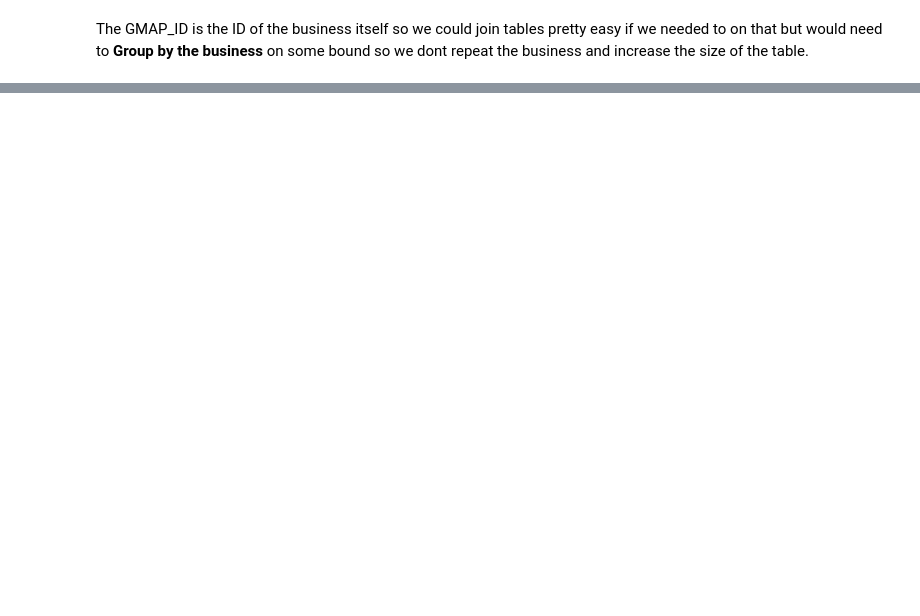
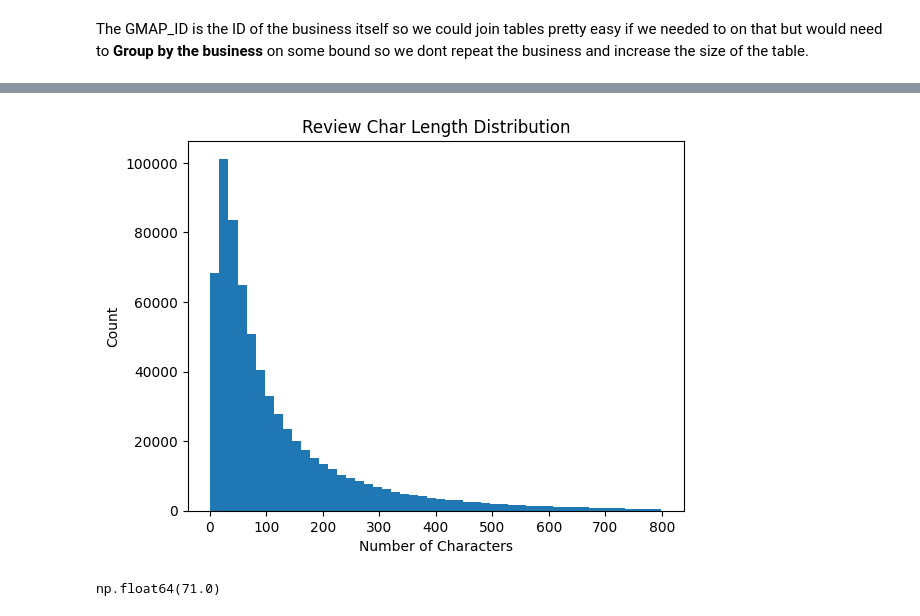
Before and after one commit to Dhrutube/DS3-LocalLens, a Jupyter notebook: Karsten_first_eda.ipynb, the cells around one changed output, grey strips where cells are left out. Saved outputs shown, nothing was run; the diff lists cells and outputs as text; code cells hidden in the pictures; blank space fills up the shorter version.

```diff
--- a/Karsten_first_eda.ipynb
+++ b/Karsten_first_eda.ipynb
@@ -69,0 +100,9 @@ Did the state column load in properly?
+# %%
+number_of_chars = wyoming_reviews['text'].apply(lambda x: len(x) if isinstance(x, str) and len(x) < 800 else None)
+number_of_chars.plot(kind='hist', bins=50, title='Review Char Length Distribution', xlabel='Number of Characters', ylabel='Count');
+# %% [output]
+[figure, added]
+# %%
+np.percentile(number_of_chars.dropna(), 50)
+# %% [output]
+np.float64(71.0)
```
Also changed, not shown: parts of 26 cells of this notebook, 1 other file.
